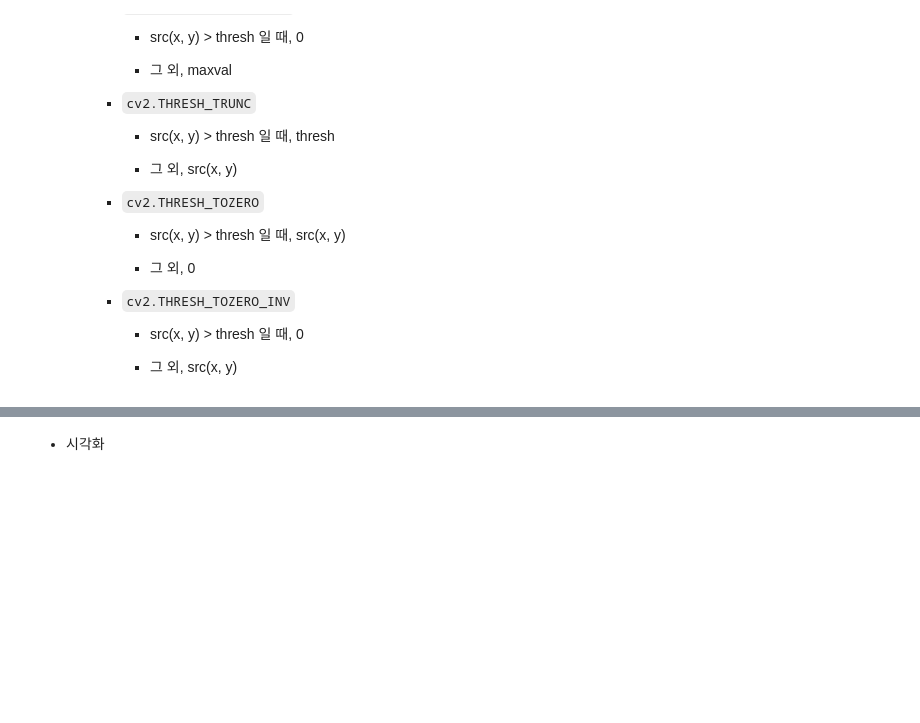
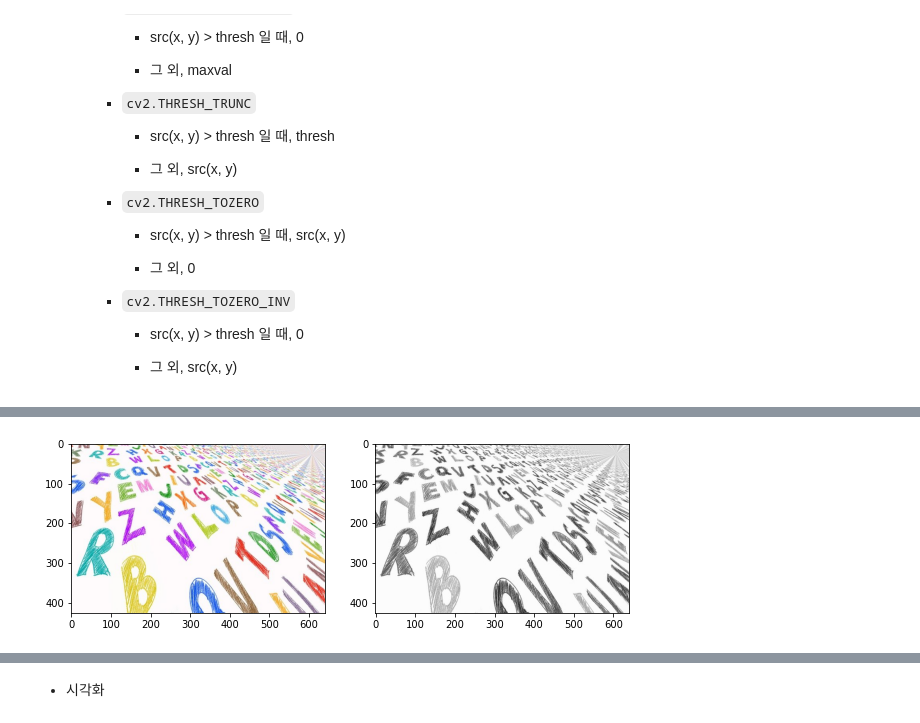
Before and after one commit to ckiekim/DeepLearning_2022_01, a Jupyter notebook: 11.OpenCV/06_이미지_이진화.ipynb, the cells around one changed output, grey strips where cells are left out. Cells and saved outputs as stored; diff of their text form; code cells hidden in the pictures; blank space fills up the shorter version.

```diff
--- a/11.OpenCV/06_이미지_이진화.ipynb
+++ b/11.OpenCV/06_이미지_이진화.ipynb
@@ -55,0 +65,9 @@
+# %%
+letter = cv2.imread('letters.jpg')[:,:,::-1]
+img = cv2.imread('letters.jpg', 0)              # 0 - Gray scale
+plt.figure(figsize=(10,4))
+plt.subplot(121), plt.imshow(letter)
+plt.subplot(122), plt.imshow(img, cmap='gray')
+plt.show()
+# %% [output]
+[figure, added]
```
Also changed, not shown: parts of 27 cells of this notebook.
